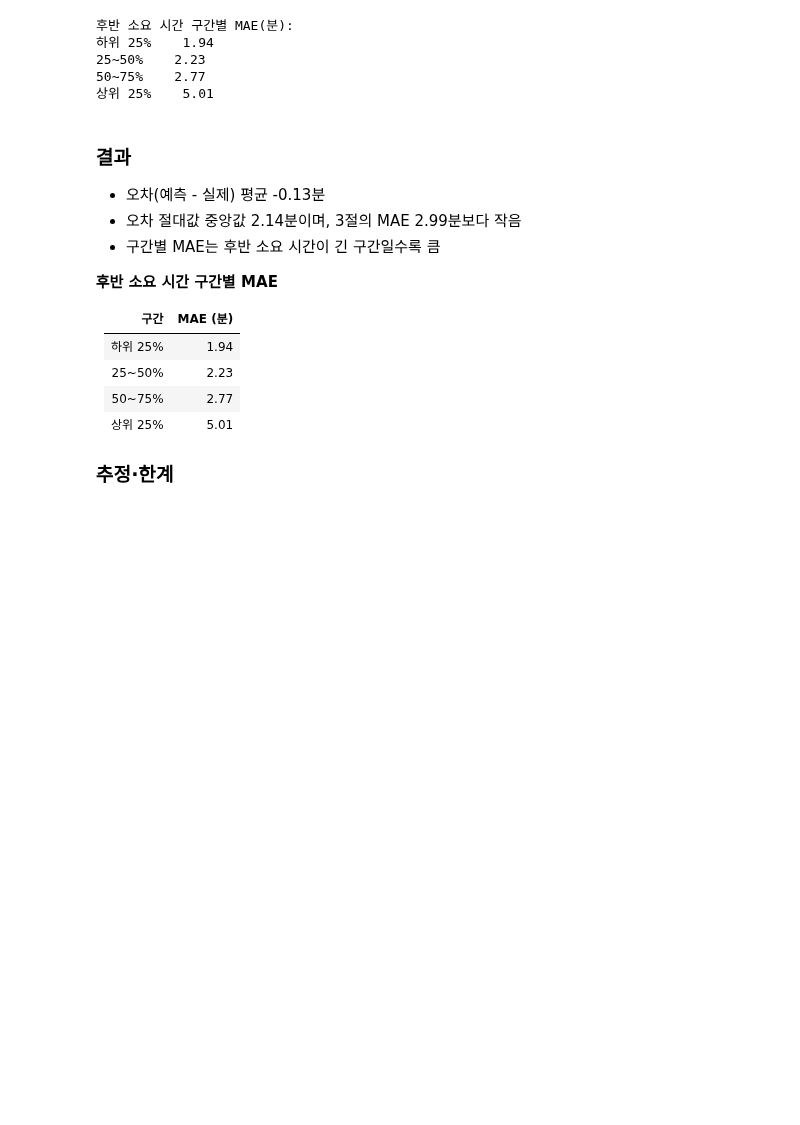
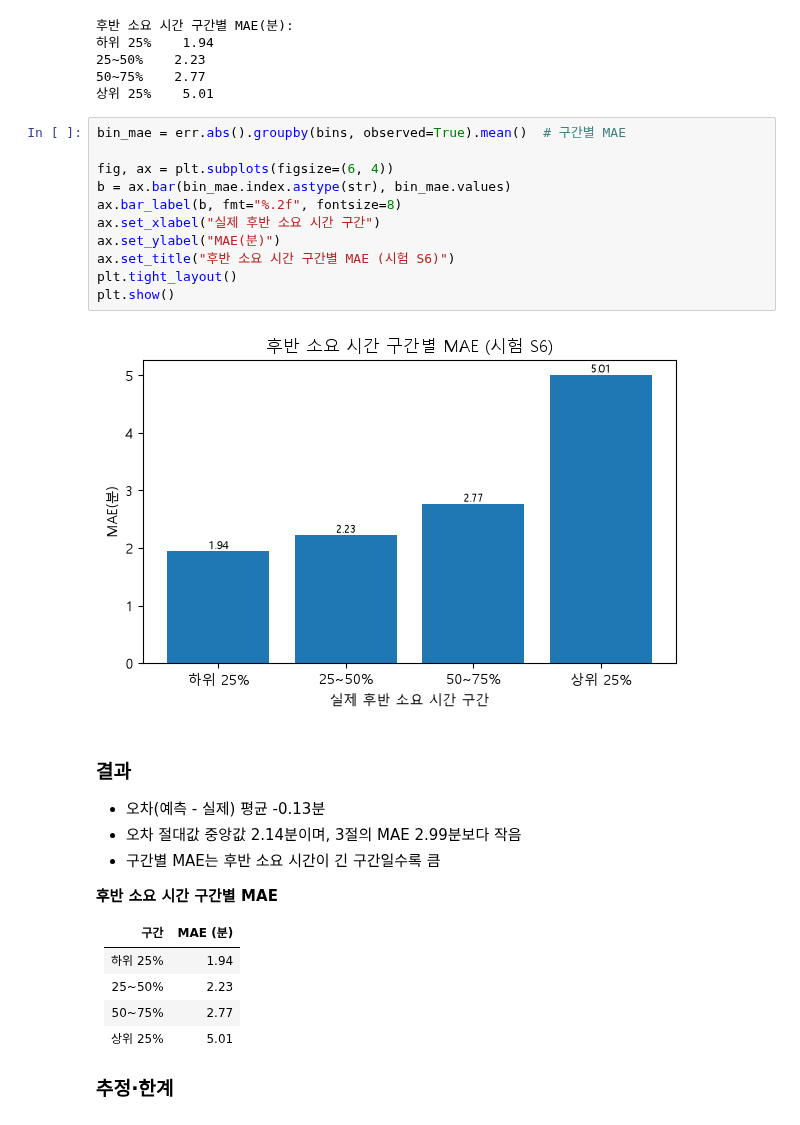
Before and after one commit to Jenny5789/hyrox-analysis, a Jupyter notebook: notebooks/04_regression.ipynb, the cells around one changed output. Cells and saved outputs as stored; diff of their text form; blank space fills up the shorter version.

```diff
--- a/notebooks/04_regression.ipynb
+++ b/notebooks/04_regression.ipynb
@@ -357,6 +381,19 @@ print(err.abs().groupby(bins, observed=True).mean().round(2).to_string())
 25~50%    2.23
 50~75%    2.77
 상위 25%    5.01
+# %%
+bin_mae = err.abs().groupby(bins, observed=True).mean()  # 구간별 MAE
+
+fig, ax = plt.subplots(figsize=(6, 4))
+b = ax.bar(bin_mae.index.astype(str), bin_mae.values)
+ax.bar_label(b, fmt="%.2f", fontsize=8)
+ax.set_xlabel("실제 후반 소요 시간 구간")
+ax.set_ylabel("MAE(분)")
+ax.set_title("후반 소요 시간 구간별 MAE (시험 S6)")
+plt.tight_layout()
+plt.show()
+# %% [output]
+[figure, added]
 # %% [markdown]
 ### 결과
 - 오차(예측 - 실제) 평균 -0.13분
```
Also changed, not shown: parts of 5 cells of this notebook.
